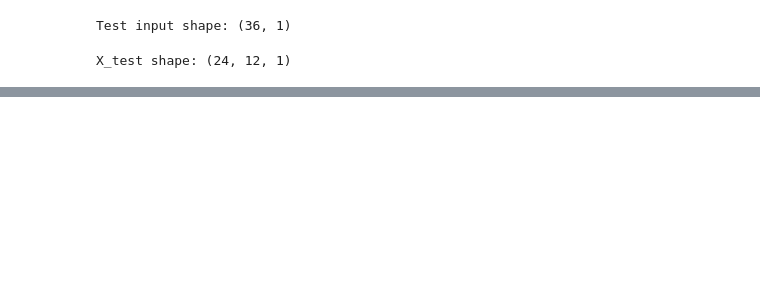
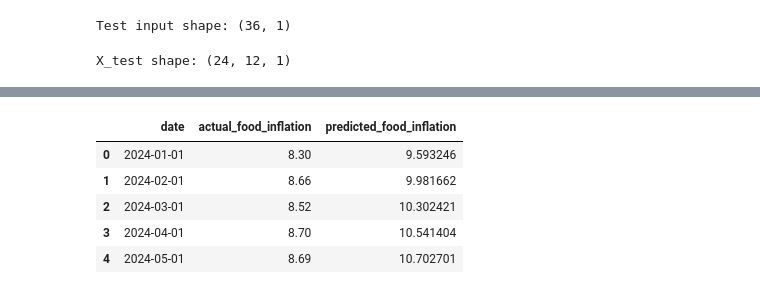
Before and after one commit to AyushTomarOG/Food-Inflation-in-El-Nino, a Jupyter notebook: notebooks/05_lstm.ipynb, the cells around one changed output, grey strips where cells are left out. Saved outputs shown, nothing was run; the diff lists cells and outputs as text; code cells hidden in the pictures; blank space fills up the shorter version.

```diff
--- a/notebooks/05_lstm.ipynb
+++ b/notebooks/05_lstm.ipynb
@@ -603,3 +606,16 @@ print(model)
+# %%
+# Create the LSTM prediction DataFrame with the expected name
+
+lstm_predictions = predictions.copy()
+
+display(lstm_predictions.head())
+# %% [output]
+|  | date | actual_food_inflation | predicted_food_inflation |
+| 0 | 2024-01-01 | 8.30 | 9.593246 |
+| 1 | 2024-02-01 | 8.66 | 9.981662 |
+| 2 | 2024-03-01 | 8.52 | 10.302421 |
+| 3 | 2024-04-01 | 8.70 | 10.541404 |
+| 4 | 2024-05-01 | 8.69 | 10.702701 |
 # %%
 actual_lstm = lstm_predictions["actual_food_inflation"]
 predicted_lstm = lstm_predictions["predicted_food_inflation"]
```
Also changed, not shown: parts of 19 cells of this notebook, 3 other files.
